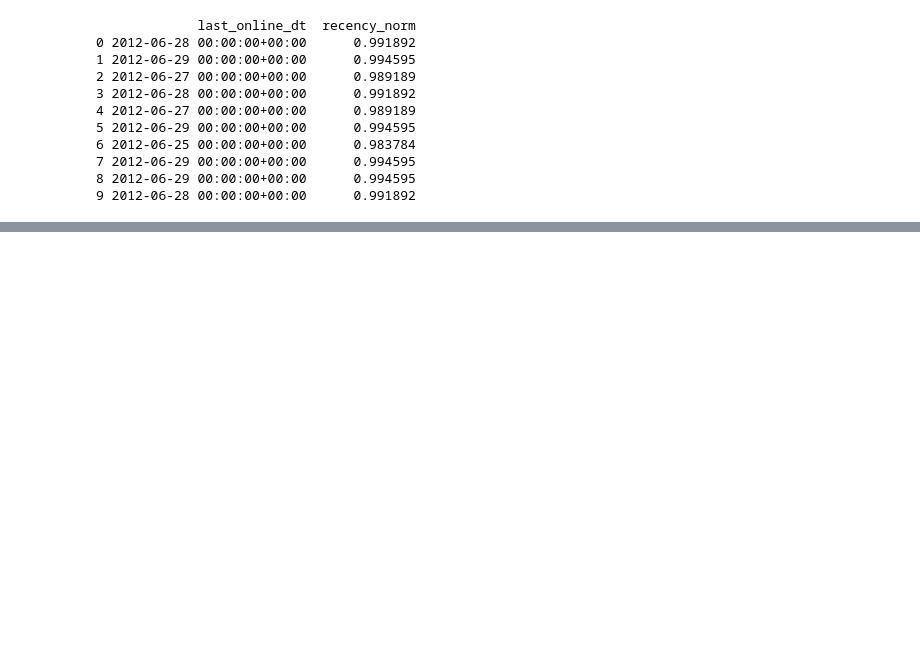
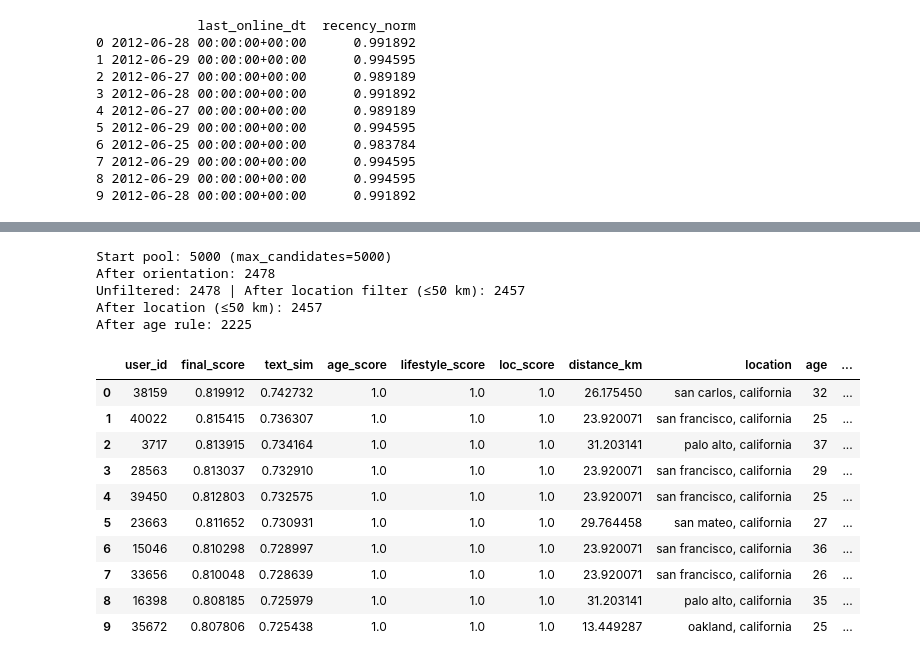
Before and after one commit to KrishaVeera/Decoding-the-Dating-Game, a Jupyter notebook: tinder_algo.ipynb, the cells around one changed output, grey strips where cells are left out. Cells and saved outputs as stored; diff of their text form; code cells hidden in the pictures; blank space fills up the shorter version.

```diff
--- a/tinder_algo.ipynb
+++ b/tinder_algo.ipynb
@@ -129,0 +101,62 @@ After age rule: 1126
+# %%
+def tinder_score(user_id, k=20, pool_k=500, max_km=50,drinks_strict=False, smokes_strict=False,
+                 drugs_strict=False,allow_missing=True,weights=None):
+    """
+    Tinder-style scorer:
+      - Hard filters: orientation, location (<= max_km), age
+      - Soft features: text_sim (from semantic score), lifestyle_score, age_score, loc_score
+      - Weighted blend -> final_score
+    """
+    if weights is None:
+        weights = {"text":0.70, "age":0.10, "life":0.15, "loc":0.05}
+
+    # 1) Candidate pool (no hard lifestyle gates)
+    cands = get_matches(user_id=user_id, k=pool_k,use_orientation=True, use_location=True, max_km=max_km,
+        use_age=True,use_diet=False, use_drinks=False, use_smokes=False, use_drugs=False,
+        drinks_strict=drinks_strict, smokes_strict=smokes_strict, drugs_strict=drugs_strict,
+        allow_missing=True).copy()
+
+    # 2) Component scores
+    cands = compute_component_scores(user_id=user_id, cands=cands, max_km=max_km,
+        drinks_strict=drinks_strict, smokes_strict=smokes_strict, drugs_strict=drugs_strict,
+        allow_missing=allow_missing)
+    cands = _ensure_text_sim(cands)  # maps 'score' -> 'text_sim' if present
+
+    # 3) Blend
+    ranked = apply_weights(cands, w_text=weights["text"], w_age=weights["age"],w_life=weights["life"],
+                           w_loc=weights["loc"]).copy()
+
+    # 4) Final shape
+    want = ["user_id","final_score","text_sim","age_score","lifestyle_score","loc_score","distance_km",
+            "location","age","sex","orientation"]
+    for col in want:
+        if col not in ranked.columns:
+            ranked[col] = np.nan
+    ranked_top = ranked[want].head(k).copy()
+    ranked_top["source"] = "ranked"
+
+    # align random suggestions to same columns
+    for col in want:
+        if col not in random_potential_matches.columns:
+            random_potential_matches[col] = np.nan
+    return ranked[want].head(k).reset_index(drop=True)
+# %%
+tinder = tinder_score(user_id=14, k=10, pool_k=500, max_km=50)
+tinder.head(10)
+# %% [output]
+Start pool: 5000 (max_candidates=5000)
+After orientation: 2478
+Unfiltered: 2478 | After location filter (≤50 km): 2457
+After location (≤50 km): 2457
+After age rule: 2225
+|  | user_id | final_score | text_sim | age_score | lifestyle_score | loc_score | distance_km | location | age | ... |
+| 0 | 38159 | 0.819912 | 0.742732 | 1.0 | 1.0 | 1.0 | 26.175450 | san carlos, california | 32 | ... |
+| 1 | 40022 | 0.815415 | 0.736307 | 1.0 | 1.0 | 1.0 | 23.920071 | san francisco, california | 25 | ... |
+| 2 | 3717 | 0.813915 | 0.734164 | 1.0 | 1.0 | 1.0 | 31.203141 | palo alto, california | 37 | ... |
+| 3 | 28563 | 0.813037 | 0.732910 | 1.0 | 1.0 | 1.0 | 23.920071 | san francisco, california | 29 | ... |
+| 4 | 39450 | 0.812803 | 0.732575 | 1.0 | 1.0 | 1.0 | 23.920071 | san francisco, california | 25 | ... |
+| 5 | 23663 | 0.811652 | 0.730931 | 1.0 | 1.0 | 1.0 | 29.764458 | san mateo, california | 27 | ... |
+| 6 | 15046 | 0.810298 | 0.728997 | 1.0 | 1.0 | 1.0 | 23.920071 | san francisco, california | 36 | ... |
+| 7 | 33656 | 0.810048 | 0.728639 | 1.0 | 1.0 | 1.0 | 23.920071 | san francisco, california | 26 | ... |
+| 8 | 16398 | 0.808185 | 0.725979 | 1.0 | 1.0 | 1.0 | 31.203141 | palo alto, california | 35 | ... |
+| 9 | 35672 | 0.807806 | 0.725438 | 1.0 | 1.0 | 1.0 | 13.449287 | oakland, california | 25 | ... |
```
Also changed, not shown: parts of 6 cells of this notebook.
